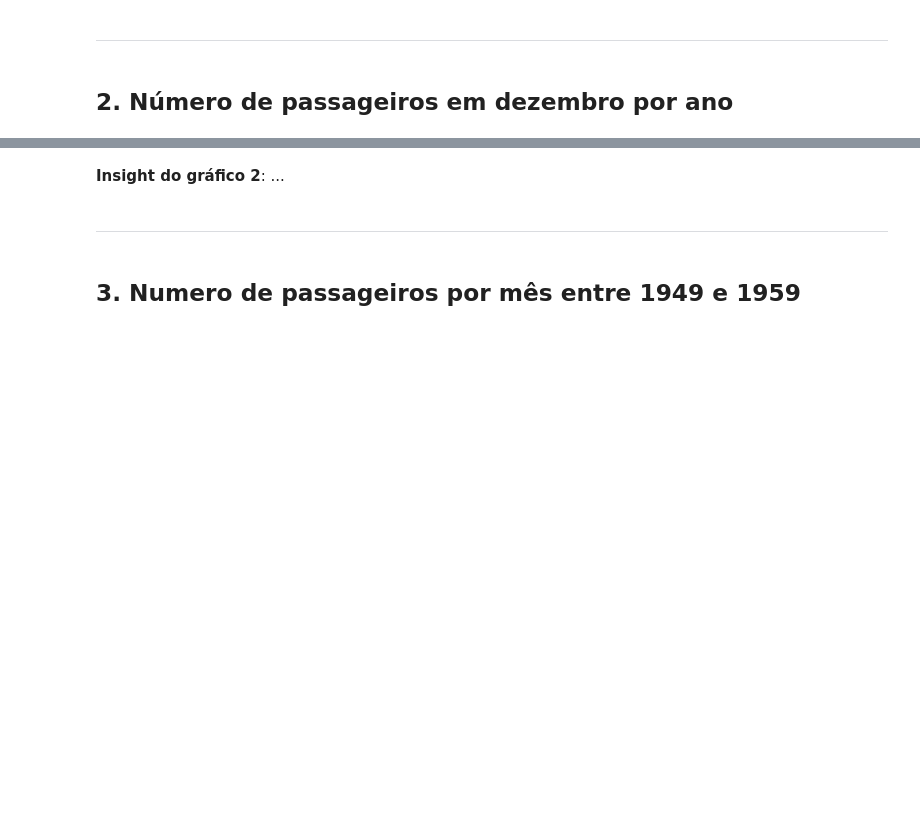
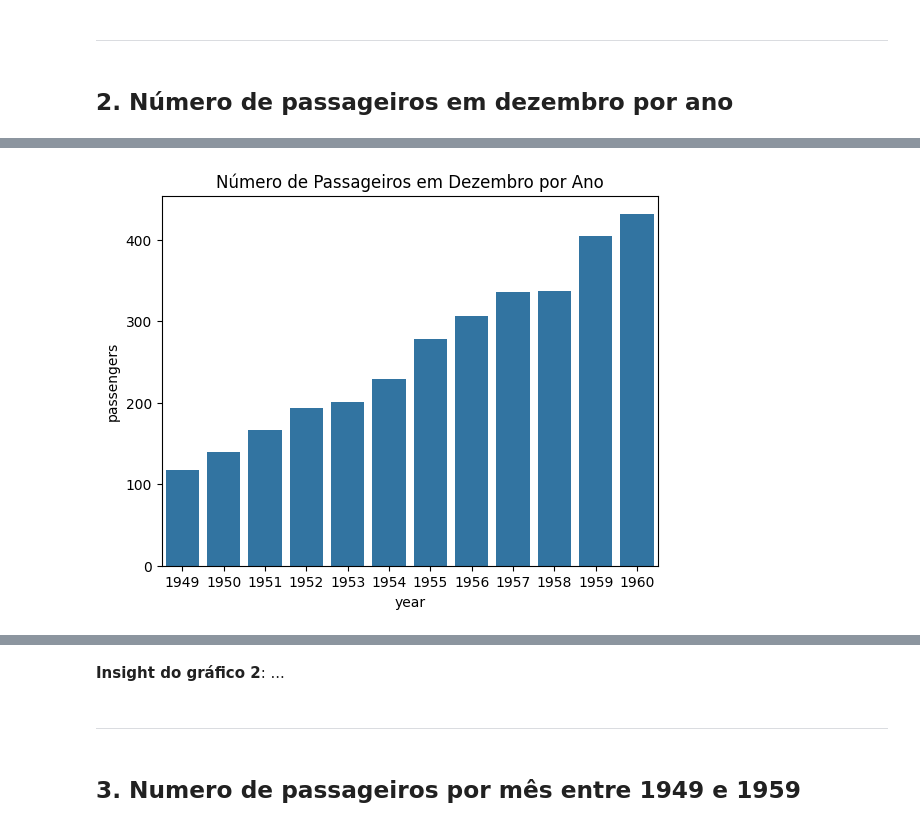
Before and after one commit to leaop/Cursos, a Jupyter notebook: EBAC/atividade14.ipynb, the cells around one changed output, grey strips where cells are left out. Cells and saved outputs as stored; diff of their text form; code cells hidden in the pictures; blank space fills up the shorter version.

```diff
--- a/EBAC/atividade14.ipynb
+++ b/EBAC/atividade14.ipynb
@@ -57,0 +67,10 @@ flights = ...
+# %%
+# gráfico do exercício 2
+december_data = data[data['month'] == 'Dec']
+
+# Gráfico de barras
+sns.barplot(x='year', y='passengers', data=december_data)
+plt.title('Número de Passageiros em Dezembro por Ano')
+plt.show()
+# %% [output]
+[figure, added]
```
Also changed, not shown: parts of 11 cells of this notebook.
